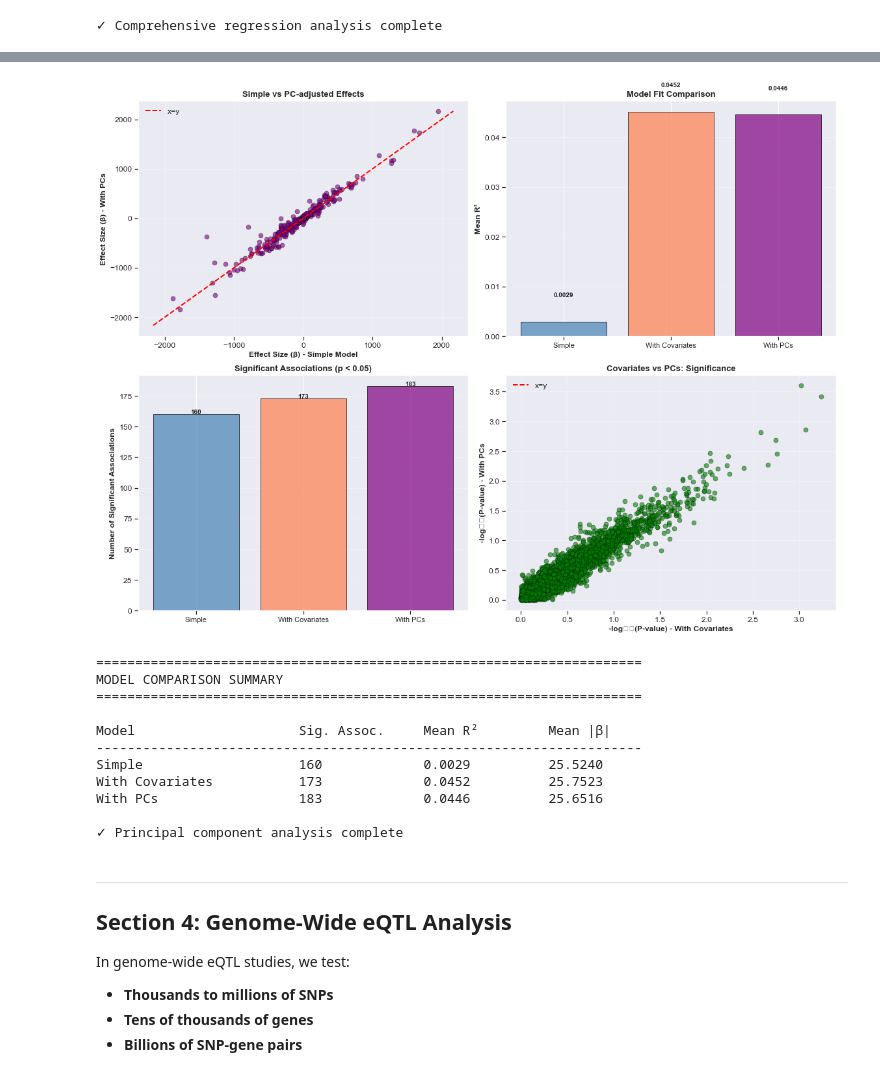
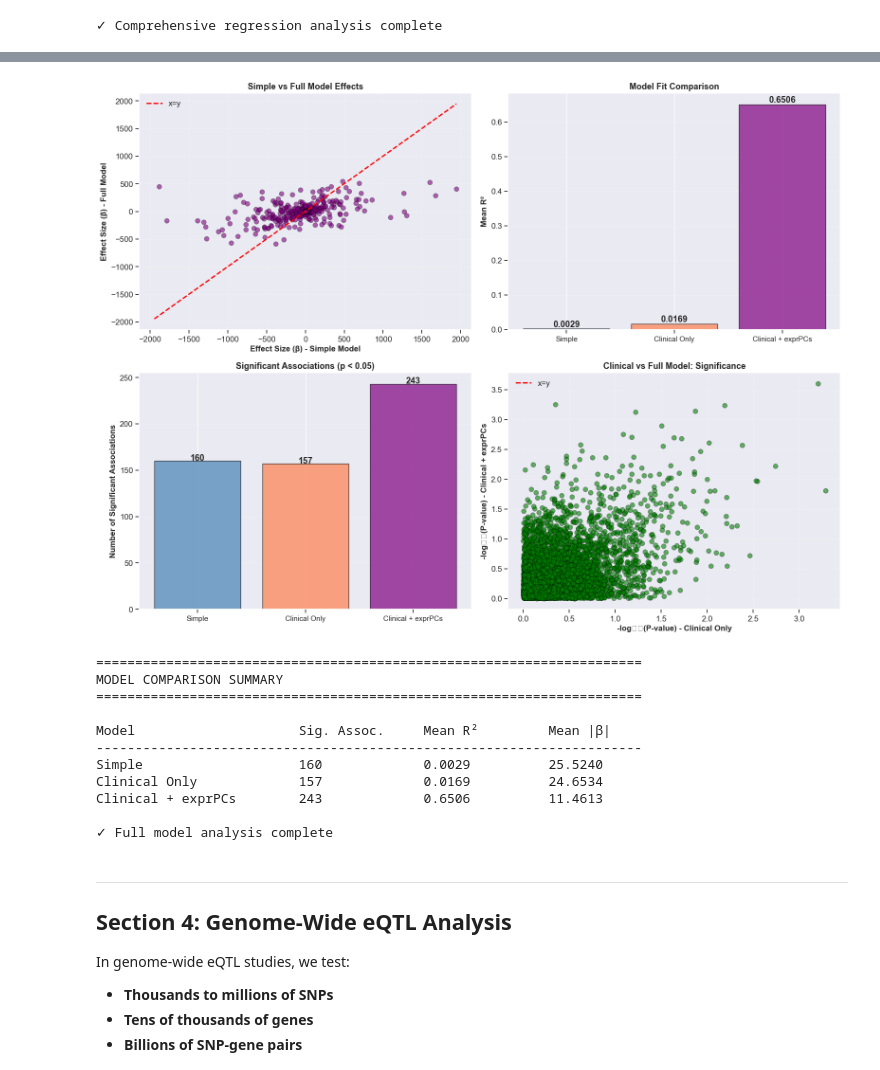
Before and after one commit to vladimirkovacevic/multiomics, a Jupyter notebook: notebooks/2_eQTL.ipynb, the cells around one changed output, grey strips where cells are left out. Cells and saved outputs as stored; diff of their text form; code cells hidden in the pictures.

```diff
--- a/notebooks/2_eQTL.ipynb
+++ b/notebooks/2_eQTL.ipynb
@@ -924,20 +1042,26 @@ Variance per PC (top 10):
 # %%
-# Select top PCs as covariates
-n_pcs_to_use = 10  # Use top 10 PCs
-pcs_subset = pcs_df.iloc[:, :n_pcs_to_use]
+# Build the full covariate matrix: clinical + top expression PCs
+pcs_subset = pcs_df.iloc[:, :n_pcs]
+
+# Combine clinical covariates with expression PCs
+full_covariates = pd.concat([clinical_covariates.reset_index(drop=True),
+                              pcs_subset.reset_index(drop=True)], axis=1)
 
 print("=" * 70)
-print(f"eQTL ANALYSIS WITH {n_pcs_to_use} PRINCIPAL COMPONENTS")
+print(f"eQTL ANALYSIS: CLINICAL COVARIATES + {n_pcs} EXPRESSION PCs")
 print("=" * 70)
+print(f"\nFull covariate set ({full_covariates.shape[1]} variables):")
+print(f"  Clinical: Age, Sex, ASD")
+print(f"  Expression PCs: exprPC1–exprPC{n_pcs} (capturing {cumvar[n_pcs-1]*100:.1f}% of expression variance)")
 
-# Run analysis with PCs as covariates
+# Run analysis with full covariates
 all_results_with_pcs = []
 for snp in geno.columns[1:]:
     for gene in expr.columns[1:]:
         result = perform_eqtl_regression_with_covariates(
             genotype=geno[snp].values,
             expression=expr[gene].values,
-            covariates_data=pcs_subset,
+            covariates_data=full_covariates,
             snp_name=snp,
             gene_name=gene
         )
@@ -948,11 +1072,11 @@ eqtl_results_with_pcs = pd.DataFrame(all_results_with_pcs)
 eqtl_results_with_pcs['Significant'] = eqtl_results_with_pcs['P_value'] < 0.05
 eqtl_results_with_pcs = eqtl_results_with_pcs.sort_values('P_value')
 
-print(f"\nSignificant associations with PCs: {eqtl_results_with_pcs['Significant'].sum()}")
-print(f"\nTop 10 associations with PCs as covariates:\n")
+print(f"\nSignificant associations with full model: {eqtl_results_with_pcs['Significant'].sum()}")
+print(f"\nTop 10 associations (clinical + expression PCs):\n")
 print(eqtl_results_with_pcs.head(10).to_string(index=False))
 
-# Compare three models: simple, with covariates, with PCs
+# Compare three models: simple, clinical only, clinical + expression PCs
 comparison_all = eqtl_results[['SNP', 'Gene', 'Beta', 'P_value', 'R_squared']].merge(
     eqtl_results_with_cov[['SNP', 'Gene', 'Beta', 'P_value', 'R_squared']],
     on=['SNP', 'Gene'],
@@ -961,20 +1085,20 @@ comparison_all = eqtl_results[['SNP', 'Gene', 'Beta', 'P_value', 'R_squared']].m
     eqtl_results_with_pcs[['SNP', 'Gene', 'Beta', 'P_value', 'R_squared']],
     on=['SNP', 'Gene']
 )
-comparison_all.rename(columns={'Beta': 'Beta_pcs', 'P_value': 'P_value_pcs', 'R_squared': 'R_squared_pcs'}, inplace=True)
+comparison_all.rename(columns={'Beta': 'Beta_full', 'P_value': 'P_value_full', 'R_squared': 'R_squared_full'}, inplace=True)
 
 # Visualize three-way comparison
 fig, axes = plt.subplots(2, 2, figsize=(16, 12))
 
-# 1. Beta comparison: Simple vs PCs
+# 1. Beta comparison: Simple vs Full model
 ax1 = axes[0, 0]
-ax1.scatter(comparison_all['Beta_simple'], comparison_all['Beta_pcs'],
+ax1.scatter(comparison_all['Beta_simple'], comparison_all['Beta_full'],
            alpha=0.6, s=50, edgecolors='black', linewidth=0.5, color='purple')
-lim = max(abs(comparison_all['Beta_simple']).max(), abs(comparison_all['Beta_pcs']).max())
+lim = max(abs(comparison_all['Beta_simple']).max(), abs(comparison_all['Beta_full']).max())
 ax1.plot([-lim, lim], [-lim, lim], 'r--', linewidth=2, label='x=y')
 ax1.set_xlabel('Effect Size (β) - Simple Model', fontsize=12, fontweight='bold')
-ax1.set_ylabel('Effect Size (β) - With PCs', fontsize=12, fontweight='bold')
-ax1.set_title('Simple vs PC-adjusted Effects', fontsize=13, fontweight='bold')
+ax1.set_ylabel('Effect Size (β) - Full Model', fontsize=12, fontweight='bold')
+ax1.set_title('Simple vs Full Model Effects', fontsize=13, fontweight='bold')
 ax1.legend()
 ax1.grid(True, alpha=0.3)
 
@@ -984,12 +1108,12 @@ x_pos = np.arange(3)
 rsq_means = [
     comparison_all['R_squared_simple'].mean(),
     comparison_all['R_squared_cov'].mean(),
-    comparison_all['R_squared_pcs'].mean()
+    comparison_all['R_squared_full'].mean()
 ]
 ax2.bar(x_pos, rsq_means, edgecolor='black', alpha=0.7,
         color=['steelblue', 'coral', 'purple'])
 ax2.set_xticks(x_pos)
-ax2.set_xticklabels(['Simple', 'With Covariates', 'With PCs'], fontsize=11)
+ax2.set_xticklabels(['Simple', 'Clinical Only', 'Clinical + exprPCs'], fontsize=11)
 ax2.set_ylabel('Mean R²', fontsize=12, fontweight='bold')
 ax2.set_title('Model Fit Comparison', fontsize=13, fontweight='bold')
 ax2.grid(True, alpha=0.3, axis='y')
@@ -1006,24 +1130,24 @@ sig_counts = [
 ax3.bar(x_pos, sig_counts, edgecolor='black', alpha=0.7,
         color=['steelblue', 'coral', 'purple'])
 ax3.set_xticks(x_pos)
-ax3.set_xticklabels(['Simple', 'With Covariates', 'With PCs'], fontsize=11)
+ax3.set_xticklabels(['Simple', 'Clinical Only', 'Clinical + exprPCs'], fontsize=11)
 ax3.set_ylabel('Number of Significant Associations', fontsize=12, fontweight='bold')
 ax3.set_title('Significant Associations (p < 0.05)', fontsize=13, fontweight='bold')
 ax3.grid(True, alpha=0.3, axis='y')
 for i, v in enumerate(sig_counts):
     ax3.text(i, v + 0.5, str(v), ha='center', fontweight='bold')
 
-# 4. P-value comparison: Covariates vs PCs
+# 4. P-value comparison: Clinical vs Full
 ax4 = axes[1, 1]
 ax4.scatter(-np.log10(comparison_all['P_value_cov']),
-           -np.log10(comparison_all['P_value_pcs']),
+           -np.log10(comparison_all['P_value_full']),
            alpha=0.6, s=50, edgecolors='black', linewidth=0.5, color='green')
 lim = max(-np.log10(comparison_all['P_value_cov']).max(),
-          -np.log10(comparison_all['P_value_pcs']).max())
+          -np.log10(comparison_all['P_value_full']).max())
 ax4.plot([0, lim], [0, lim], 'r--', linewidth=2, label='x=y')
-ax4.set_xlabel('-log₁₀(P-value) - With Covariates', fontsize=12, fontweight='bold')
-ax4.set_ylabel('-log₁₀(P-value) - With PCs', fontsize=12, fontweight='bold')
-ax4.set_title('Covariates vs PCs: Significance', fontsize=13, fontweight='bold')
+ax4.set_xlabel('-log₁₀(P-value) - Clinical Only', fontsize=12, fontweight='bold')
+ax4.set_ylabel('-log₁₀(P-value) - Clinical + exprPCs', fontsize=12, fontweight='bold')
+ax4.set_title('Clinical vs Full Model: Significance', fontsize=13, fontweight='bold')
 ax4.legend()
 ax4.grid(True, alpha=0.3)
 
@@ -1036,9 +1160,9 @@ print(f"{'='*70}")
 print(f"\n{'Model':<25} {'Sig. Assoc.':<15} {'Mean R²':<15} {'Mean |β|':<15}")
 print("-" * 70)
 print(f"{'Simple':<25} {sig_counts[0]:<15} {rsq_means[0]:<15.4f} {comparison_all['Beta_simple'].abs().mean():<15.4f}")
-print(f"{'With Covariates':<25} {sig_counts[1]:<15} {rsq_means[1]:<15.4f} {comparison_all['Beta_cov'].abs().mean():<15.4f}")
-print(f"{'With PCs':<25} {sig_counts[2]:<15} {rsq_means[2]:<15.4f} {comparison_all['Beta_pcs'].abs().mean():<15.4f}")
+print(f"{'Clinical Only':<25} {sig_counts[1]:<15} {rsq_means[1]:<15.4f} {comparison_all['Beta_cov'].abs().mean():<15.4f}")
+print(f"{'Clinical + exprPCs':<25} {sig_counts[2]:<15} {rsq_means[2]:<15.4f} {comparison_all['Beta_full'].abs().mean():<15.4f}")
 
-print("\n\u2713 Principal component analysis complete")
+print("\n✓ Full model analysis complete")
 # %% [output]
 ======================================================================
@@ -1063,4 +1185,4 @@ snp_48    MBD5   -38.7436  13.8263   -65.9571  -11.5301   0.0054     0.0760
-[figure, old version]
+[figure, new version]
 ======================================================================
 MODEL COMPARISON SUMMARY
 ======================================================================
@@ -1068,10 +1190,10 @@ MODEL COMPARISON SUMMARY
 Model                     Sig. Assoc.     Mean R²         Mean |β|
 ----------------------------------------------------------------------
 Simple                    160             0.0029          25.5240
-With Covariates           173             0.0452          25.7523
-With PCs                  183             0.0446          25.6516
+Clinical Only             157             0.0169          24.6534
+Clinical + exprPCs        243             0.6506          11.4613
 
-✓ Principal component analysis complete
+✓ Full model analysis complete
 # %% [markdown]
 ---
 ## Section 4: Genome-Wide eQTL Analysis
```
Also changed, not shown: parts of 21 cells of this notebook, 1 other file.
